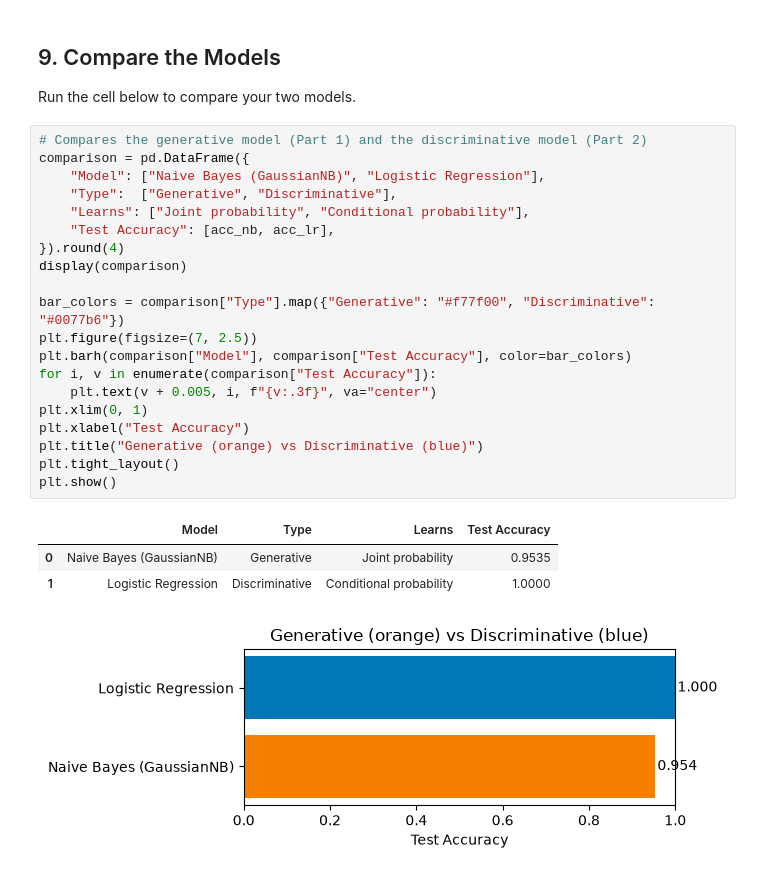
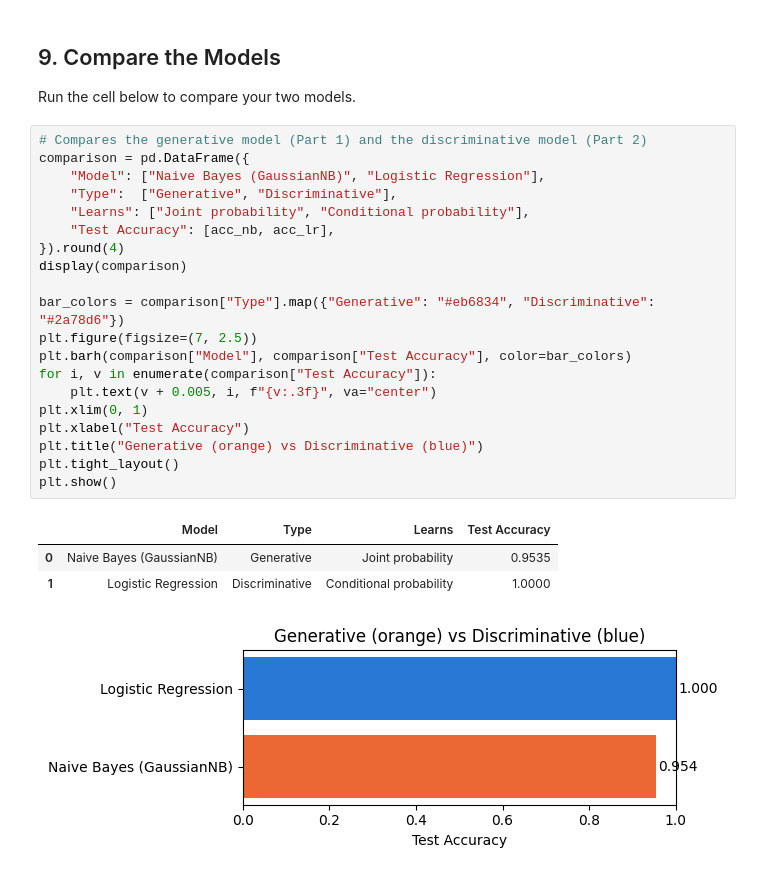
Before and after one commit to flexycode/Talosig_SY-26-27-CCADMACL_EXERCISES, a Jupyter notebook: Exercises/Exercise_1_Talosig.ipynb, the cells around one changed output. Drawn from its saved outputs; the diff is of its cells as text.

Commit message:
📓 Exercise 1 - Generative vs Discriminative Models

```diff
--- a/Exercises/Exercise_1_Talosig.ipynb
+++ b/Exercises/Exercise_1_Talosig.ipynb
@@ -287,25 +291,25 @@ Run the cell below to compare your two models.
 # %%
 # Compares the generative model (Part 1) and the discriminative model (Part 2)
 comparison = pd.DataFrame({
     "Model": ["Naive Bayes (GaussianNB)", "Logistic Regression"],
     "Type":  ["Generative", "Discriminative"],
     "Learns": ["Joint probability", "Conditional probability"],
     "Test Accuracy": [acc_nb, acc_lr],
 }).round(4)
 display(comparison)
 
-bar_colors = comparison["Type"].map({"Generative": "#f77f00", "Discriminative": "#0077b6"})
+bar_colors = comparison["Type"].map({"Generative": "#eb6834", "Discriminative": "#2a78d6"})
 plt.figure(figsize=(7, 2.5))
 plt.barh(comparison["Model"], comparison["Test Accuracy"], color=bar_colors)
 for i, v in enumerate(comparison["Test Accuracy"]):
     plt.text(v + 0.005, i, f"{v:.3f}", va="center")
 plt.xlim(0, 1)
 plt.xlabel("Test Accuracy")
 plt.title("Generative (orange) vs Discriminative (blue)")
 plt.tight_layout()
 plt.show()
 # %% [output]
 |  | Model | Type | Learns | Test Accuracy |
 | 0 | Naive Bayes (GaussianNB) | Generative | Joint probability | 0.9535 |
 | 1 | Logistic Regression | Discriminative | Conditional probability | 1.0000 |
-[figure, old version]
+[figure, new version]
```
Also changed, not shown: parts of 5 cells of this notebook.
